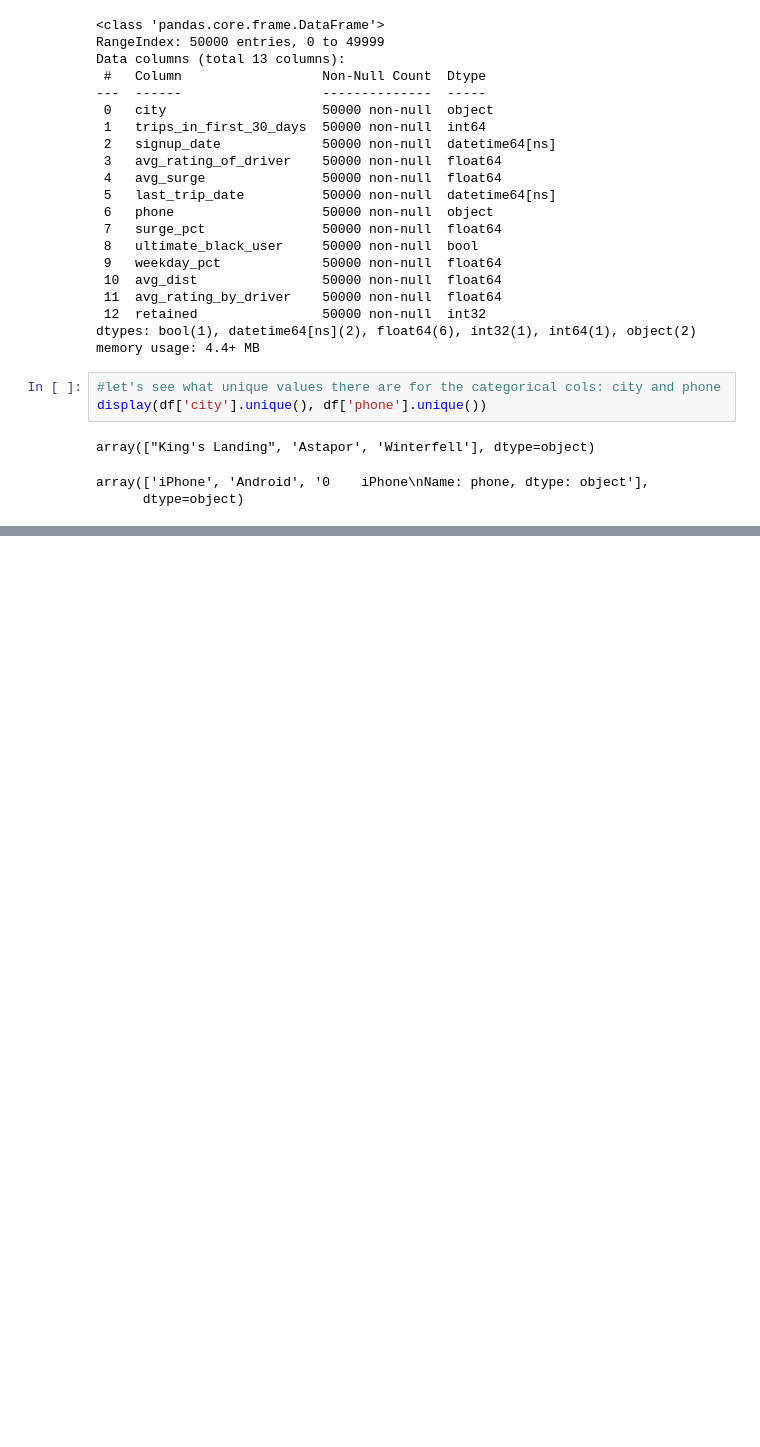
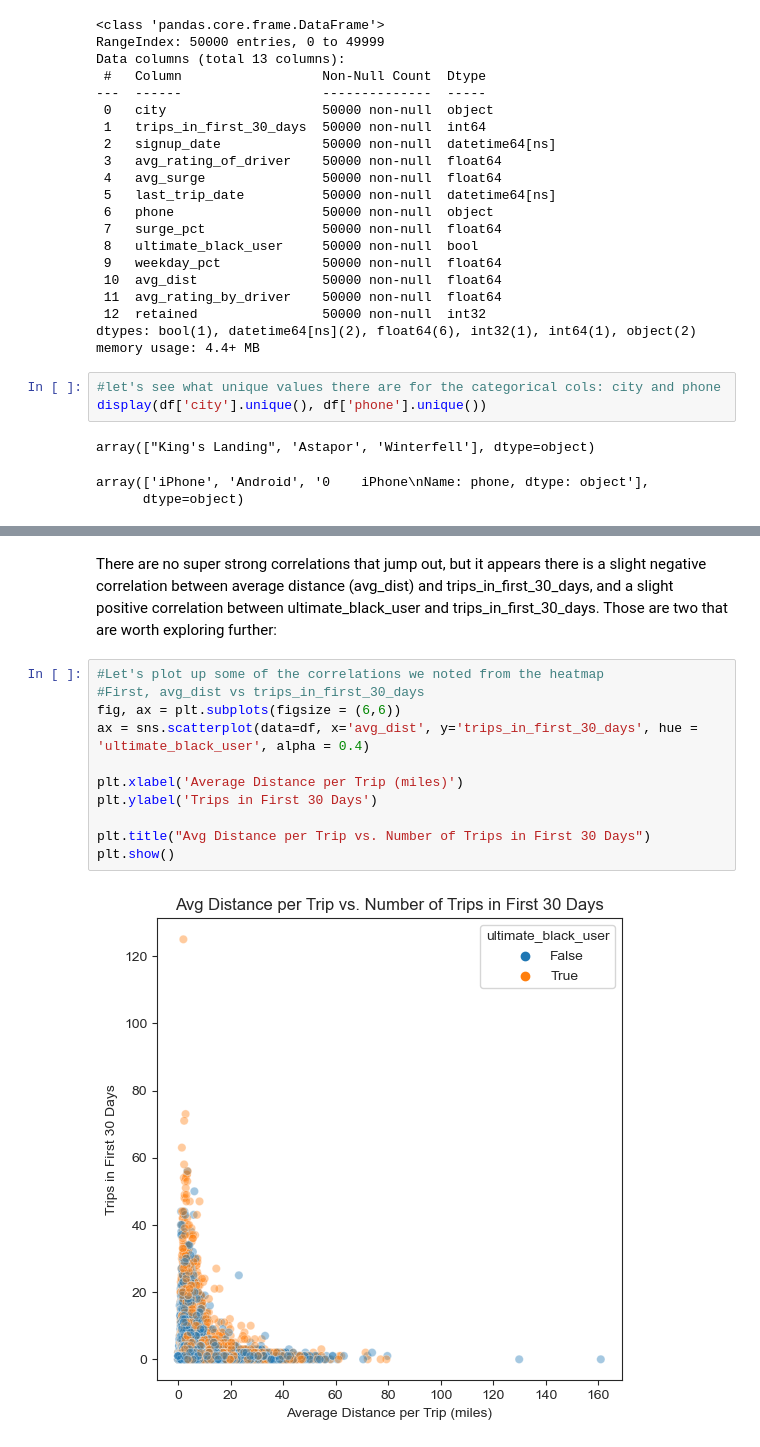
Before and after one commit to ehardwick2/Take-Home_Challenges, a Jupyter notebook: Part3_EDA_and_Predictive-Modeling.ipynb, the cells around one changed output, grey strips where cells are left out. Drawn from its saved outputs; the diff is of its cells as text; blank space fills up the shorter version.

```diff
--- a/Part3_EDA_and_Predictive-Modeling.ipynb
+++ b/Part3_EDA_and_Predictive-Modeling.ipynb
@@ -207,0 +231,15 @@ So now that we have a clean dataset with no missing values, I will create some v
+# %% [markdown]
+There are no super strong correlations that jump out, but it appears there is a slight negative correlation between average distance (avg_dist) and trips_in_first_30_days, and a slight positive correlation between ultimate_black_user and trips_in_first_30_days. Those are two that are worth exploring further:
+# %%
+#Let's plot up some of the correlations we noted from the heatmap
+#First, avg_dist vs trips_in_first_30_days
+fig, ax = plt.subplots(figsize = (6,6))
+ax = sns.scatterplot(data=df, x='avg_dist', y='trips_in_first_30_days', hue = 'ultimate_black_user', alpha = 0.4)
+
+plt.xlabel('Average Distance per Trip (miles)')
+plt.ylabel('Trips in First 30 Days')
+
+plt.title("Avg Distance per Trip vs. Number of Trips in First 30 Days")
+plt.show()
+# %% [output]
+[figure, added]
```
Also changed, not shown: parts of 39 cells of this notebook.
